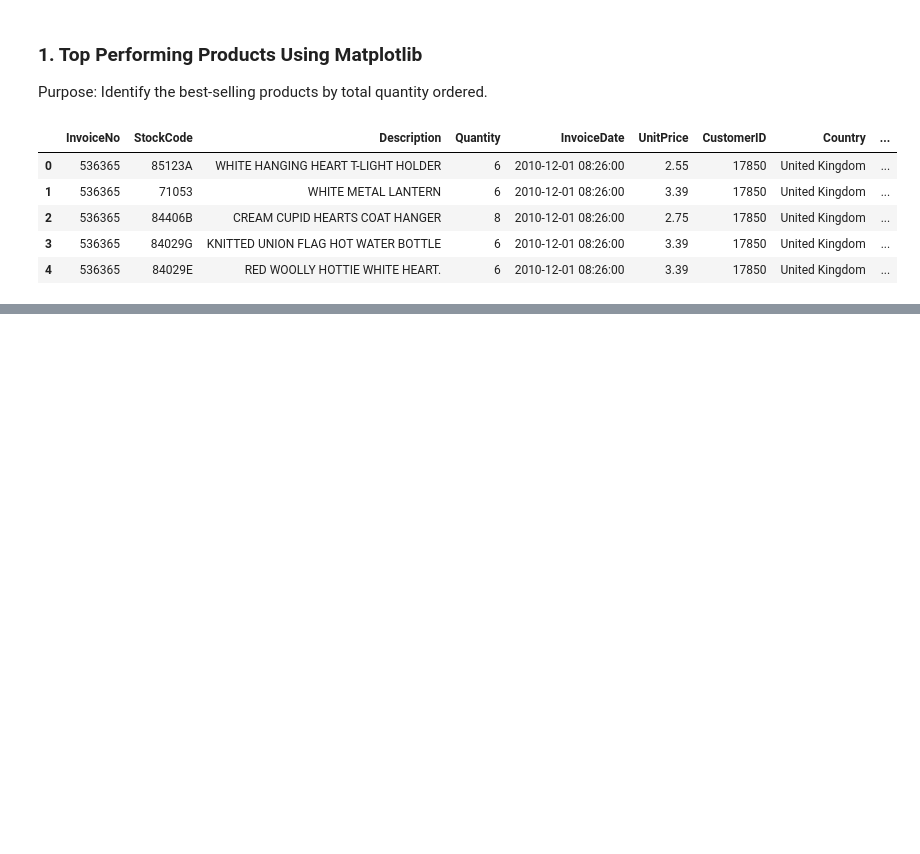
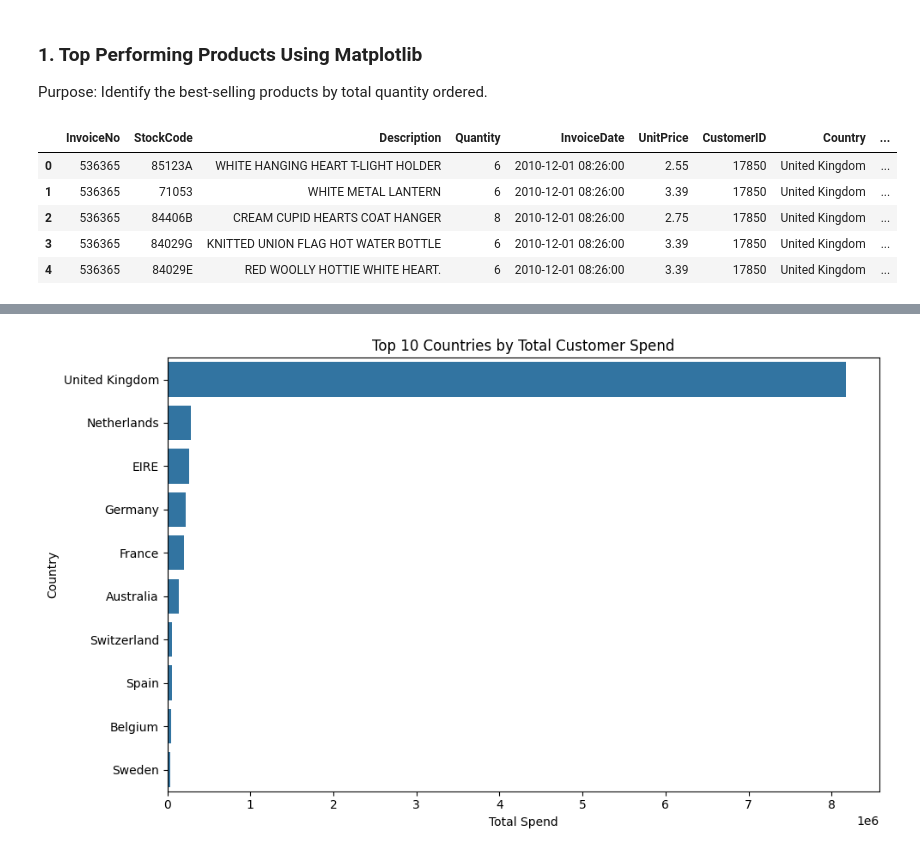
Before and after one commit to InsightsByIvy/Online-Retail-Transaction-Analysis, a Jupyter notebook: jupyter_notebooks/visualisation.ipynb, the cells around one changed output, grey strips where cells are left out. Cells and saved outputs as stored; diff of their text form; code cells hidden in the pictures; blank space fills up the shorter version.

```diff
--- a/jupyter_notebooks/visualisation.ipynb
+++ b/jupyter_notebooks/visualisation.ipynb
@@ -22,0 +58,16 @@ df.head()
+# %%
+country_sales = df.groupby('Country')['TotalTransactionValue'].sum().sort_values(ascending=False).head(10).reset_index()
+# %%
+plt.figure(figsize=(10,6))
+sns.barplot(
+    data=country_sales,
+    x='TotalTransactionValue',
+    y='Country'  # No palette, no warning
+)
+plt.title('Top 10 Countries by Total Customer Spend')
+plt.xlabel('Total Spend')
+plt.ylabel('Country')
+plt.tight_layout()
+plt.show()
+# %% [output]
+[figure, added]
```
Also changed, not shown: parts of 6 cells of this notebook.
